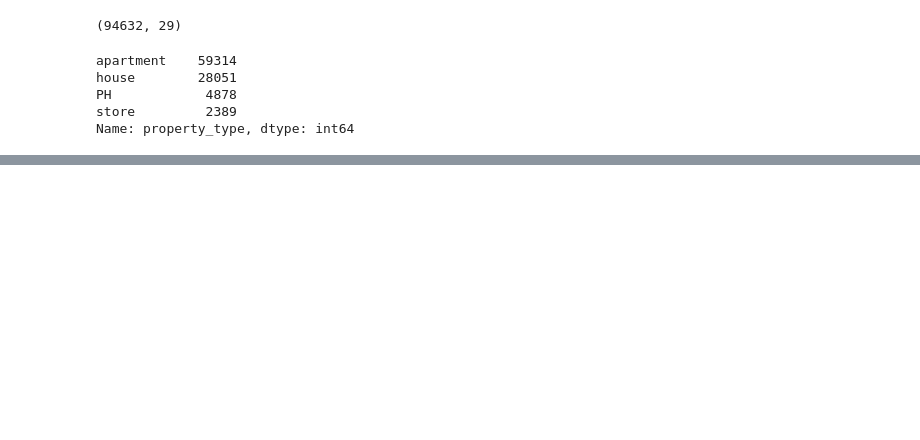
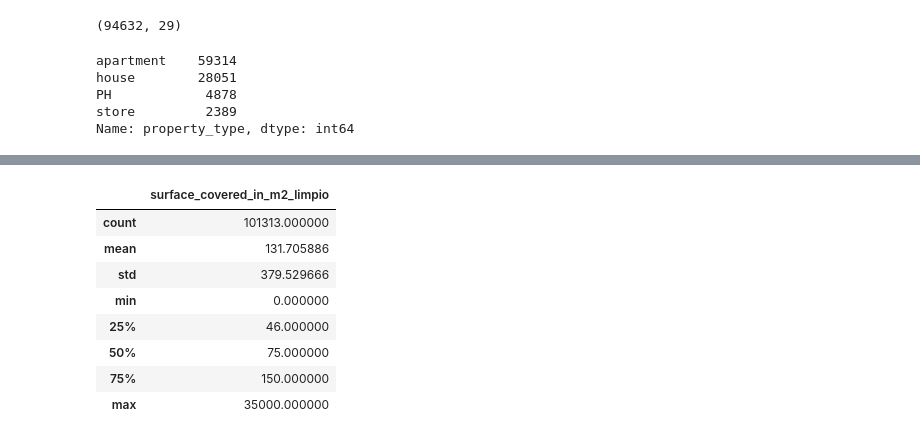
Before and after one commit to mauriciomem/DH_DS_desafio_1_propierati, a Jupyter notebook: naty-mt2 NUEVO.ipynb, the cells around one changed output, grey strips where cells are left out. Cells and saved outputs as stored; diff of their text form; code cells hidden in the pictures; blank space fills up the shorter version.

```diff
--- a/naty-mt2 NUEVO.ipynb
+++ b/naty-mt2 NUEVO.ipynb
@@ -139,0 +201,12 @@ mask2
+# %%
+data[["surface_covered_in_m2_limpio"]].describe()
+# %% [output]
+|  | surface_covered_in_m2_limpio |
+| count | 101313.000000 |
+| mean | 131.705886 |
+| std | 379.529666 |
+| min | 0.000000 |
+| 25% | 46.000000 |
+| 50% | 75.000000 |
+| 75% | 150.000000 |
+| max | 35000.000000 |
```
Also changed, not shown: parts of 13 cells of this notebook.
